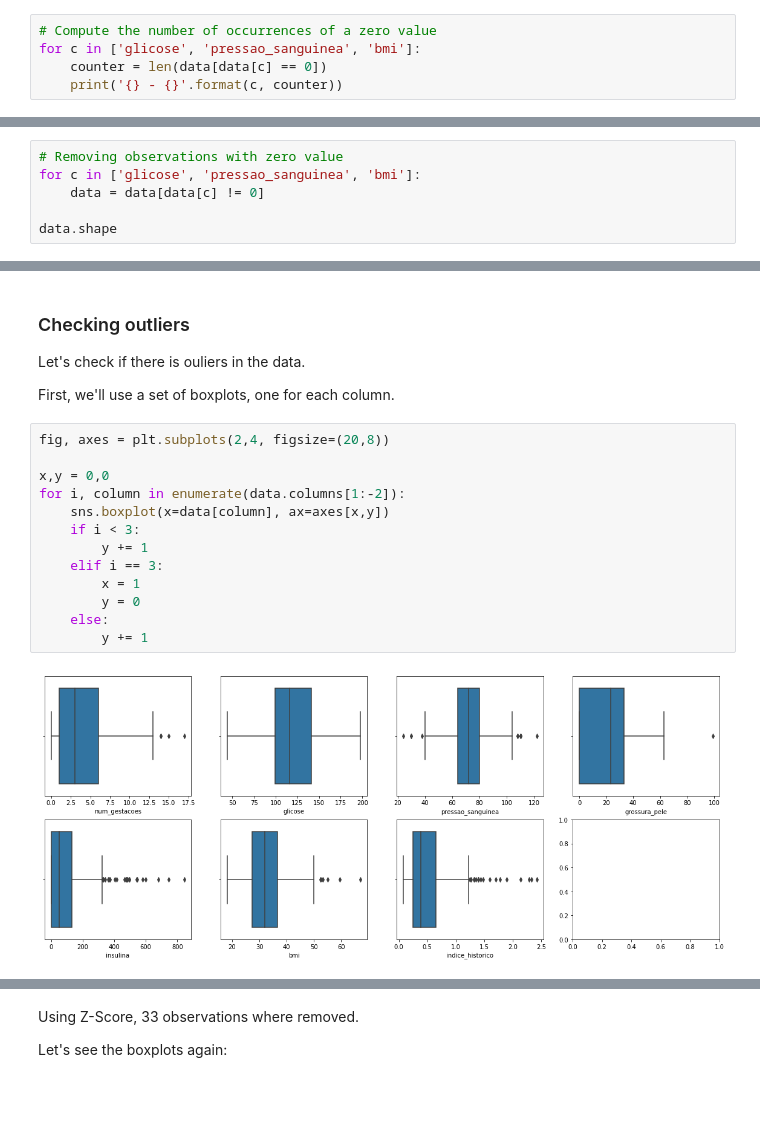
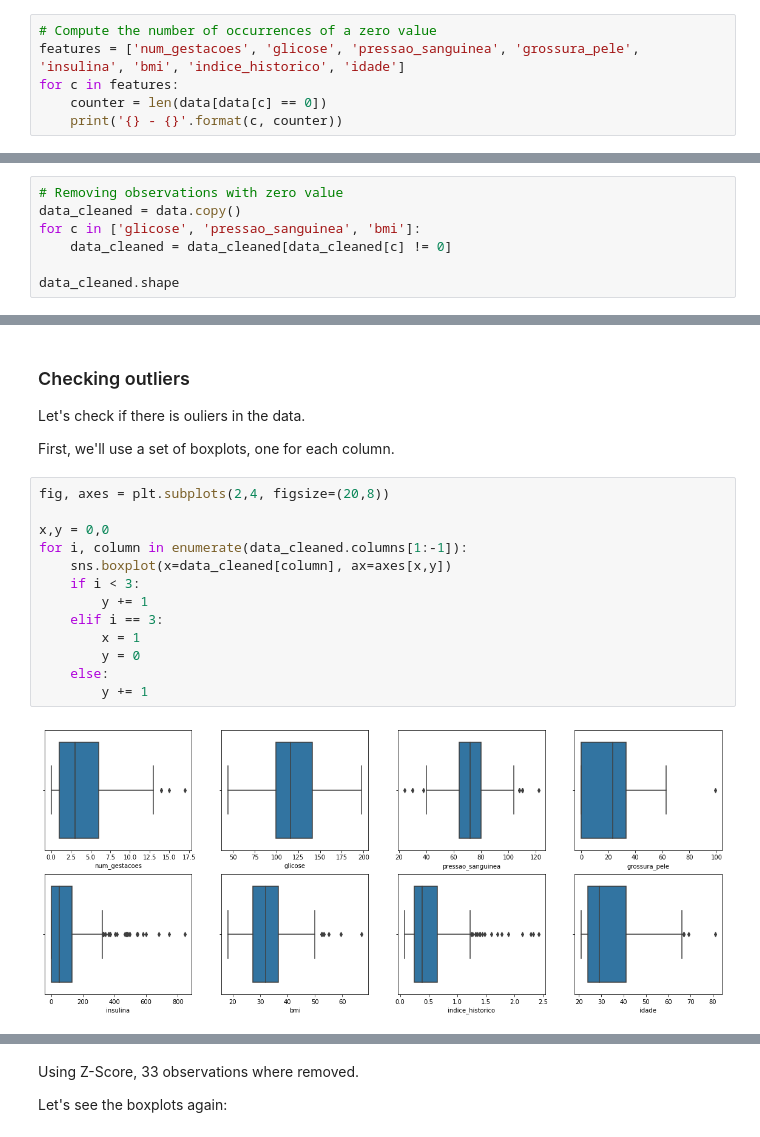
Before and after one commit to cpatrickalves/kaggle-diabetes-prediction, a Jupyter notebook: kernel.ipynb, the cells around one changed output, grey strips where cells are left out. Cells and saved outputs as stored; diff of their text form; blank space fills up the shorter version.

```diff
--- a/kernel.ipynb
+++ b/kernel.ipynb
@@ -104,6 +107,7 @@ Let's see the number of the ocurrences of zero values for each of the columns:
 # %%
 # Compute the number of occurrences of a zero value
-for c in ['glicose', 'pressao_sanguinea', 'bmi']:
+features = ['num_gestacoes', 'glicose', 'pressao_sanguinea', 'grossura_pele', 'insulina', 'bmi', 'indice_historico', 'idade']
+for c in features:
     counter = len(data[data[c] == 0])
     print('{} - {}'.format(c, counter))
 # %% [output]
@@ -115,9 +126,10 @@ Let's remove these observations of our data.
 # %%
 # Removing observations with zero value
+data_cleaned = data.copy()
 for c in ['glicose', 'pressao_sanguinea', 'bmi']:
-    data = data[data[c] != 0]
+    data_cleaned = data_cleaned[data_cleaned[c] != 0]
 
-data.shape
+data_cleaned.shape
 # %% [output]
 (564, 10)
 # %% [markdown]
@@ -145,16 +157,16 @@ First, we'll use a set of boxplots, one for each column.
 # %%
 fig, axes = plt.subplots(2,4, figsize=(20,8))
 
 x,y = 0,0
-for i, column in enumerate(data.columns[1:-2]):
-    sns.boxplot(x=data[column], ax=axes[x,y])
+for i, column in enumerate(data_cleaned.columns[1:-1]):
+    sns.boxplot(x=data_cleaned[column], ax=axes[x,y])
     if i < 3:
         y += 1
     elif i == 3:
         x = 1
         y = 0
     else:
         y += 1
 # %% [output]
-[figure, old version]
+[figure, new version]
 # %% [markdown]
```
Also changed, not shown: parts of 28 cells of this notebook, 2 other files.
